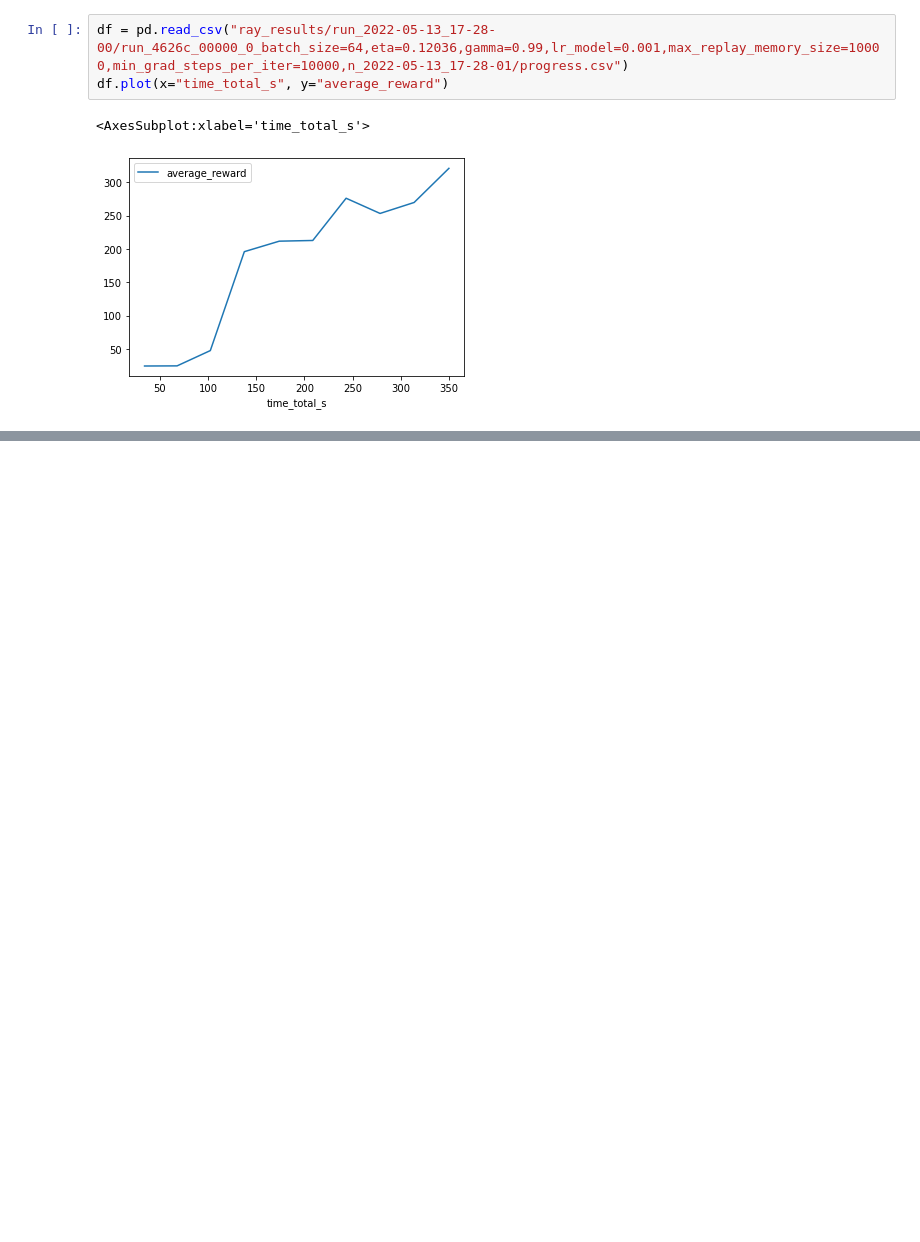
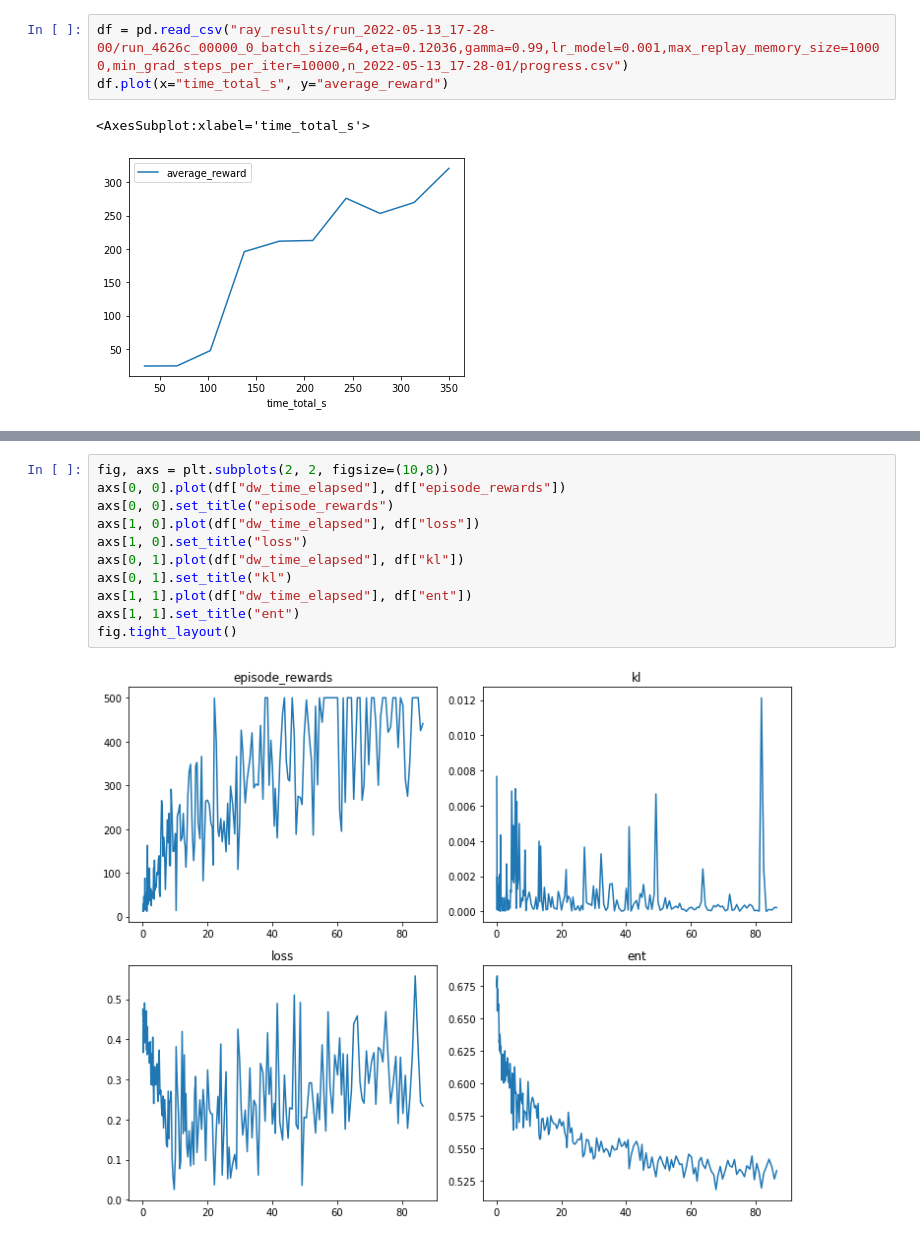
Before and after one commit to riccardodv/MirrorRL, a Jupyter notebook: analyse.ipynb, the cells around one changed output, grey strips where cells are left out. Saved outputs shown, nothing was run; the diff lists cells and outputs as text; blank space fills up the shorter version.

```diff
--- a/analyse.ipynb
+++ b/analyse.ipynb
@@ -34,0 +76,13 @@ plot(path,2000)
+# %%
+fig, axs = plt.subplots(2, 2, figsize=(10,8))
+axs[0, 0].plot(df["dw_time_elapsed"], df["episode_rewards"])
+axs[0, 0].set_title("episode_rewards")
+axs[1, 0].plot(df["dw_time_elapsed"], df["loss"])
+axs[1, 0].set_title("loss")
+axs[0, 1].plot(df["dw_time_elapsed"], df["kl"])
+axs[0, 1].set_title("kl")
+axs[1, 1].plot(df["dw_time_elapsed"], df["ent"])
+axs[1, 1].set_title("ent")
+fig.tight_layout()
+# %% [output]
+[figure, added]
```
Also changed, not shown: parts of 6 cells of this notebook.
